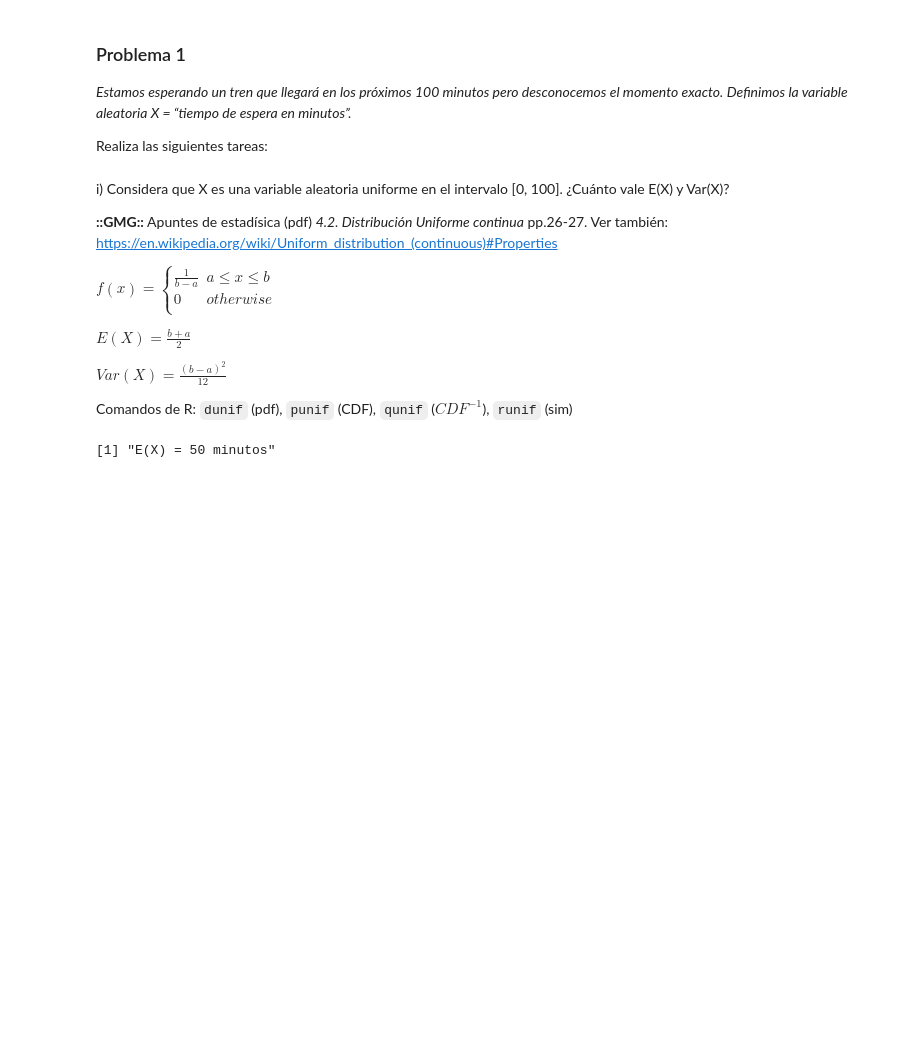
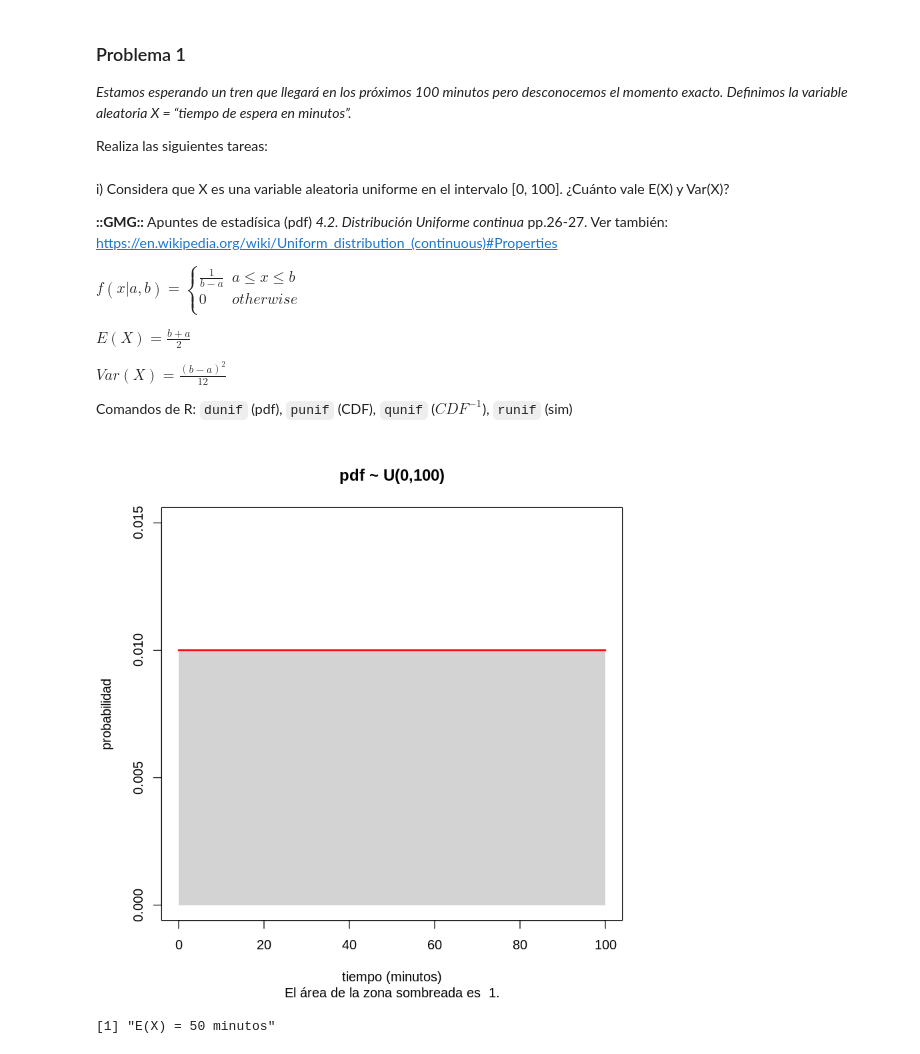
Before and after one commit to yerartdev/uc-m1965-stats, a Jupyter notebook: p3/practica3-gerardo-de-miguel.gonzalez.ipynb, the cells around one changed output. Drawn from its saved outputs; the diff is of its cells as text; code cells hidden in the pictures; blank space fills up the shorter version.

```diff
--- a/p3/practica3-gerardo-de-miguel.gonzalez.ipynb
+++ b/p3/practica3-gerardo-de-miguel.gonzalez.ipynb
@@ -14,7 +14,7 @@ E(X) y Var(X)?
 
 **::GMG::** Apuntes de estadísica (pdf) *4.2. Distribución Uniforme continua* pp.26-27. Ver también: https://en.wikipedia.org/wiki/Uniform_distribution_(continuous)#Properties
 
-$f(x)=  \begin{cases}
+$f(x|a,b)=  \begin{cases}
       \frac{1}{b-a} & a\leq x\leq b \\
       0 & otherwise \\
    \end{cases}$
@@ -24,6 +24,29 @@ $E(X) = \frac{b+a}{2}$
 $Var(X) = \frac{(b-a)^2}{12}$
 
 Comandos de R: `dunif` (pdf), `punif` (CDF), `qunif` ($CDF^{-1}$), `runif` (sim)
+# %%
+#::GMG::La dbujo
+# http://msenux2.redwoods.edu/MathDept/R/ContinuousDistributions.php
+a <- 0
+b <- 100
+x <- seq(a, b, length = 2*b)
+y <- dunif(x, min = a,max = b)
+plot(x, y, type="l",
+     xlim = c(0,100), ylim = c(0,1.5/b),
+     lwd = 2,col = 'red',
+     xlab = 'tiempo (minutos)', ylab = 'probabilidad',
+     main = 'pdf ~ U(0,100)',
+     sub = 'El área de la zona sombreada es  1.'
+    )
+polygon(c(a,x,b),
+        c(0,y,0),
+        col='lightgray',
+        border=NA
+       )
+lines(x, y, type = 'l',
+      lwd = 2, col = "red")
+# %% [output]
+[figure, added]
 # %%
 #::GMG:: El tiempo de espera es una variable aleatoria uniforme continua en el intervalo [0,100]
 #        X ~ U (a,b)
```
Also changed, not shown: parts of 20 cells of this notebook.
